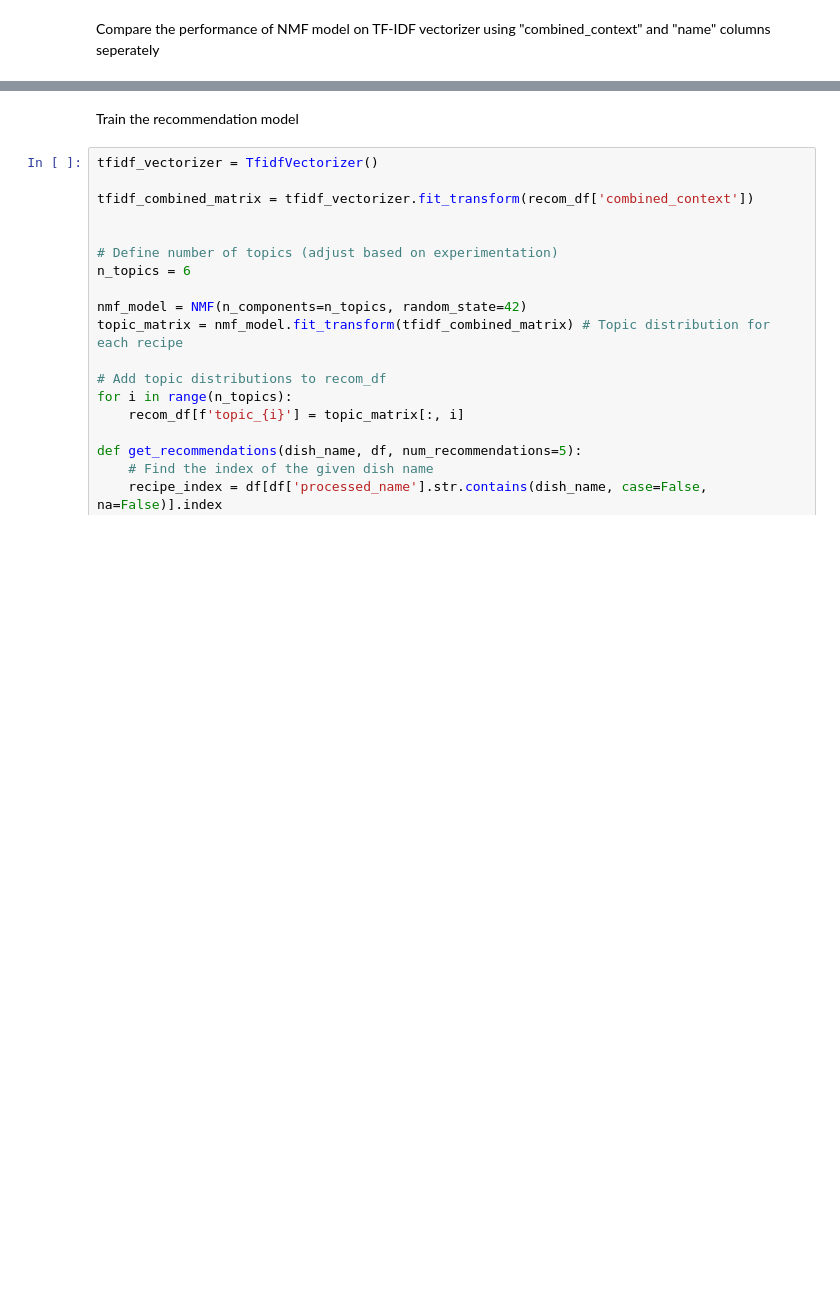
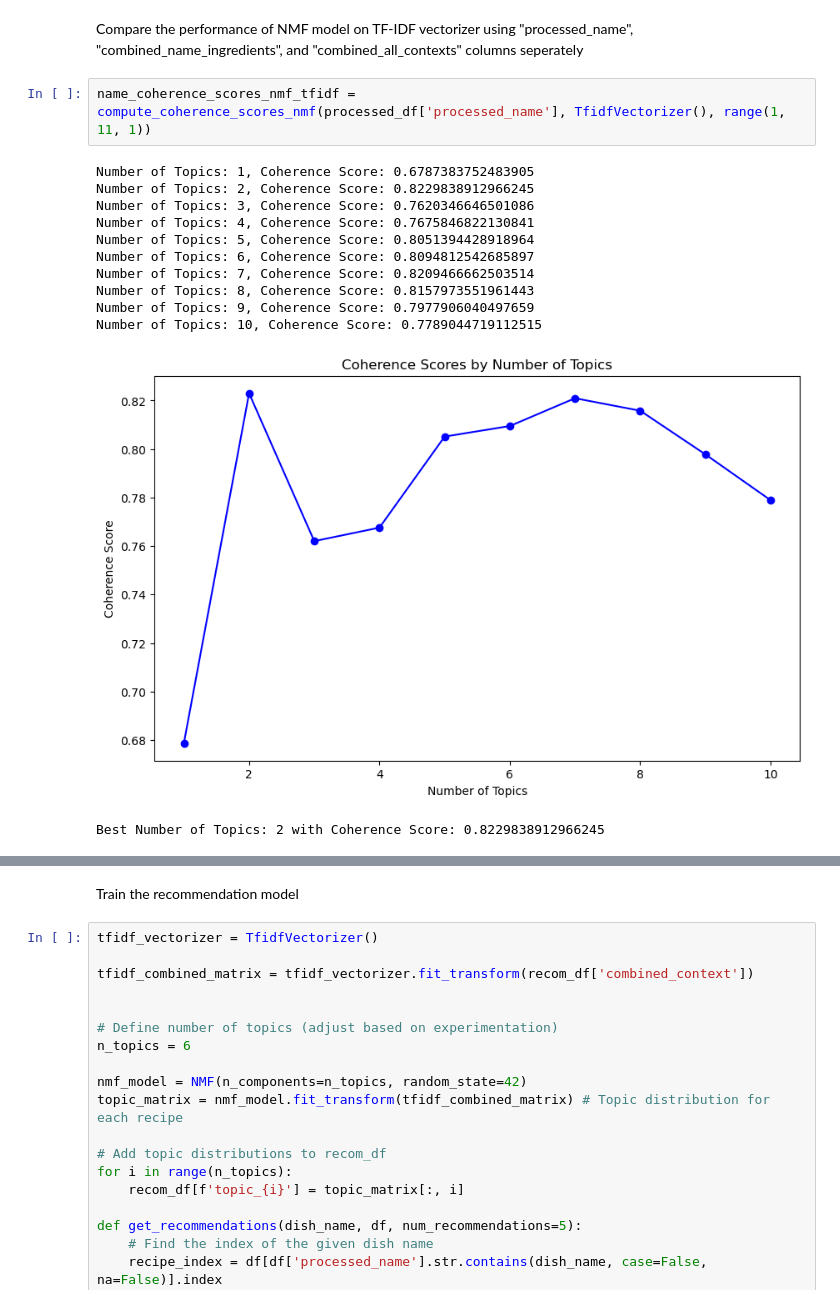
Before and after one commit to jonkerr/indian-food, a Jupyter notebook: topic_modeling_NMF.ipynb, the cells around one changed output, grey strips where cells are left out. Drawn from its saved outputs; the diff is of its cells as text; blank space fills up the shorter version.

```diff
--- a/topic_modeling_NMF.ipynb
+++ b/topic_modeling_NMF.ipynb
@@ -118,2 +96,17 @@ def compute_coherence_scores_nmf(texts, vectorizer, num_topics_range):
 # %% [markdown]
-Compare the performance of NMF model on TF-IDF vectorizer using "combined_context" and "name" columns seperately
+Compare the performance of NMF model on TF-IDF vectorizer using "processed_name", "combined_name_ingredients", and "combined_all_contexts" columns seperately
+# %%
+name_coherence_scores_nmf_tfidf = compute_coherence_scores_nmf(processed_df['processed_name'], TfidfVectorizer(), range(1, 11, 1))
+# %% [output]
+Number of Topics: 1, Coherence Score: 0.6787383752483905
+Number of Topics: 2, Coherence Score: 0.8229838912966245
+Number of Topics: 3, Coherence Score: 0.7620346646501086
+Number of Topics: 4, Coherence Score: 0.7675846822130841
+Number of Topics: 5, Coherence Score: 0.8051394428918964
+Number of Topics: 6, Coherence Score: 0.8094812542685897
+Number of Topics: 7, Coherence Score: 0.8209466662503514
+Number of Topics: 8, Coherence Score: 0.8157973551961443
+Number of Topics: 9, Coherence Score: 0.7977906040497659
+Number of Topics: 10, Coherence Score: 0.7789044719112515
+[figure, added]
+Best Number of Topics: 2 with Coherence Score: 0.8229838912966245
```
Also changed, not shown: parts of 24 cells of this notebook, 3 other files.
